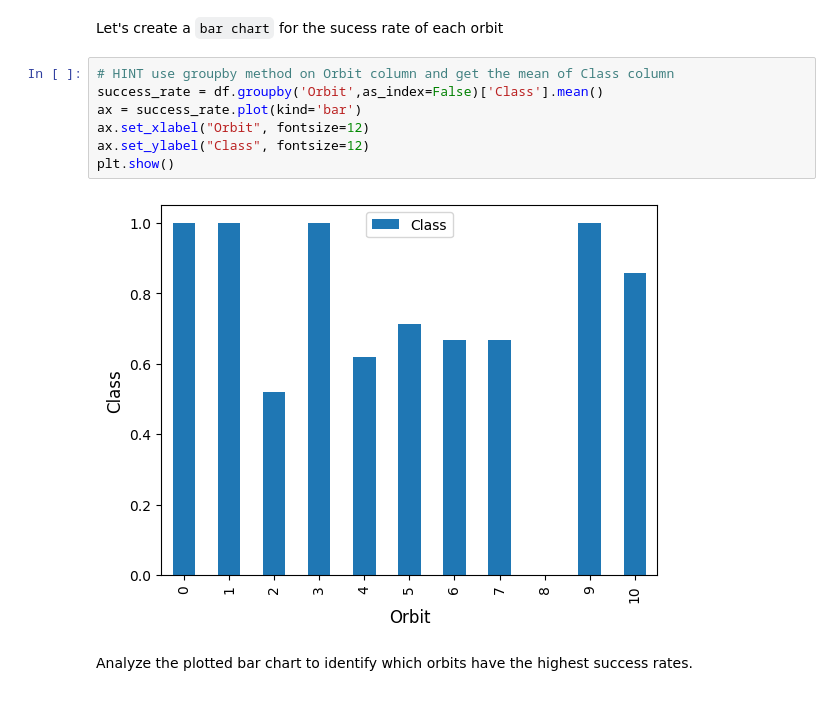
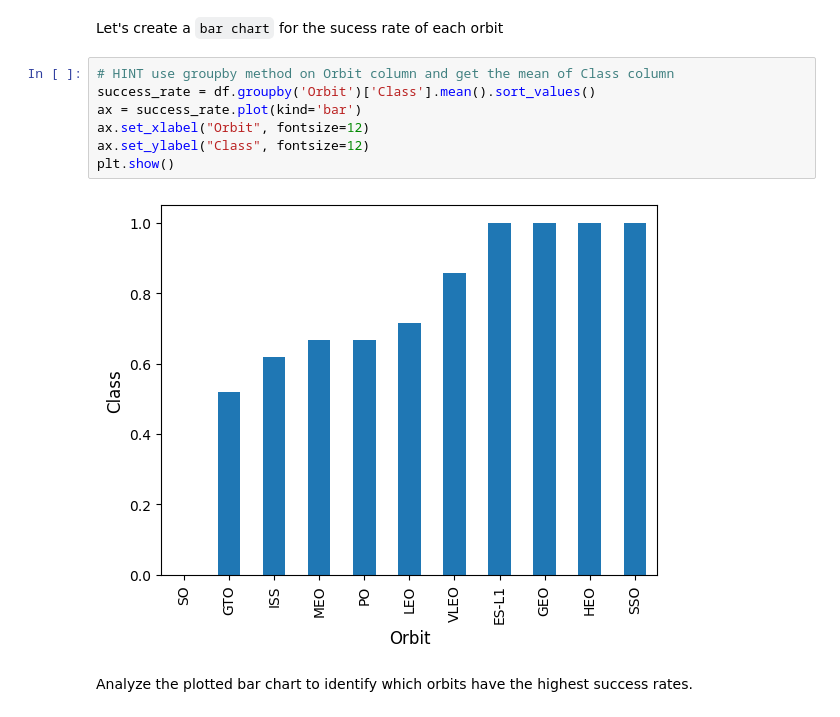
Before and after one commit to carolyalamova/DSCapston, a Jupyter notebook: edadataviz.ipynb, the cells around one changed output. Saved outputs shown, nothing was run; the diff lists cells and outputs as text.

```diff
--- a/edadataviz.ipynb
+++ b/edadataviz.ipynb
@@ -126,13 +126,13 @@ Next, we want to visually check if there are any relationship between success ra
 Let's create a `bar chart` for the sucess rate of each orbit
 # %%
 # HINT use groupby method on Orbit column and get the mean of Class column
-success_rate = df.groupby('Orbit',as_index=False)['Class'].mean()
+success_rate = df.groupby('Orbit')['Class'].mean().sort_values()
 ax = success_rate.plot(kind='bar')
 ax.set_xlabel("Orbit", fontsize=12)
 ax.set_ylabel("Class", fontsize=12)
 plt.show()
 # %% [output]
-[figure, old version]
+[figure, new version]
 # %% [markdown]
 Analyze the plotted bar chart to identify which orbits have the highest success rates.
 # %% [markdown]
```
